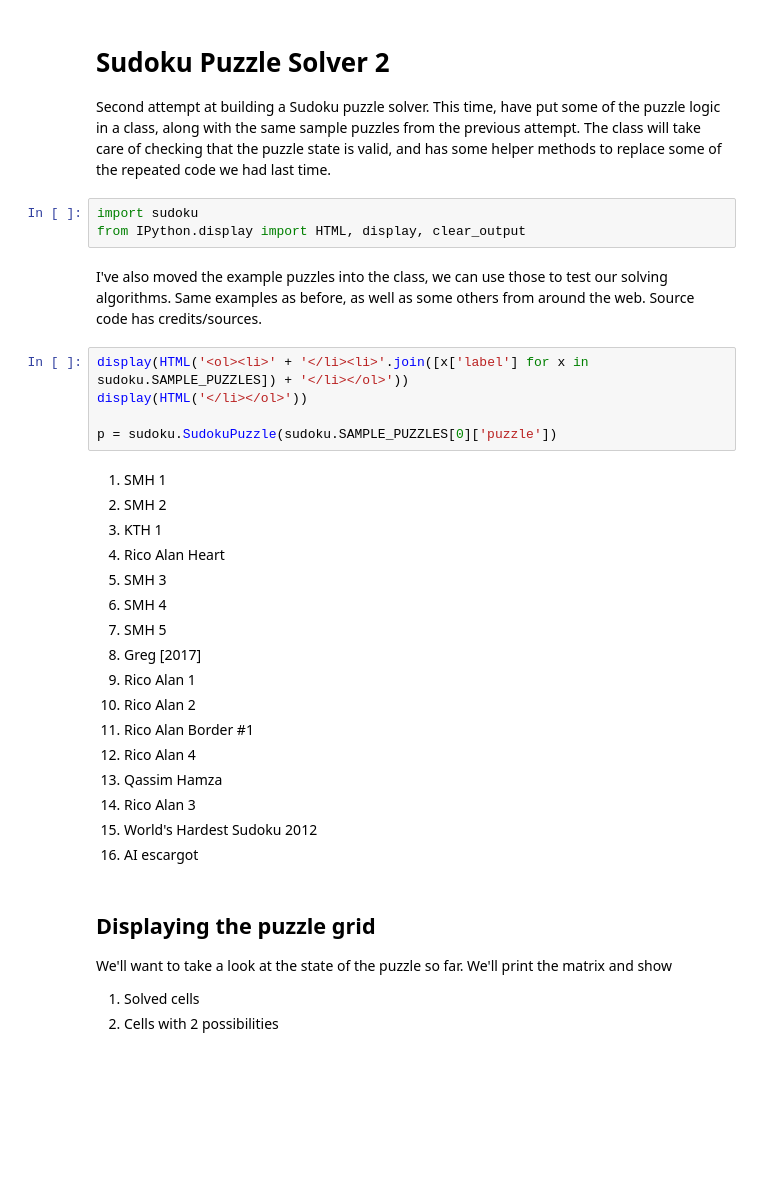
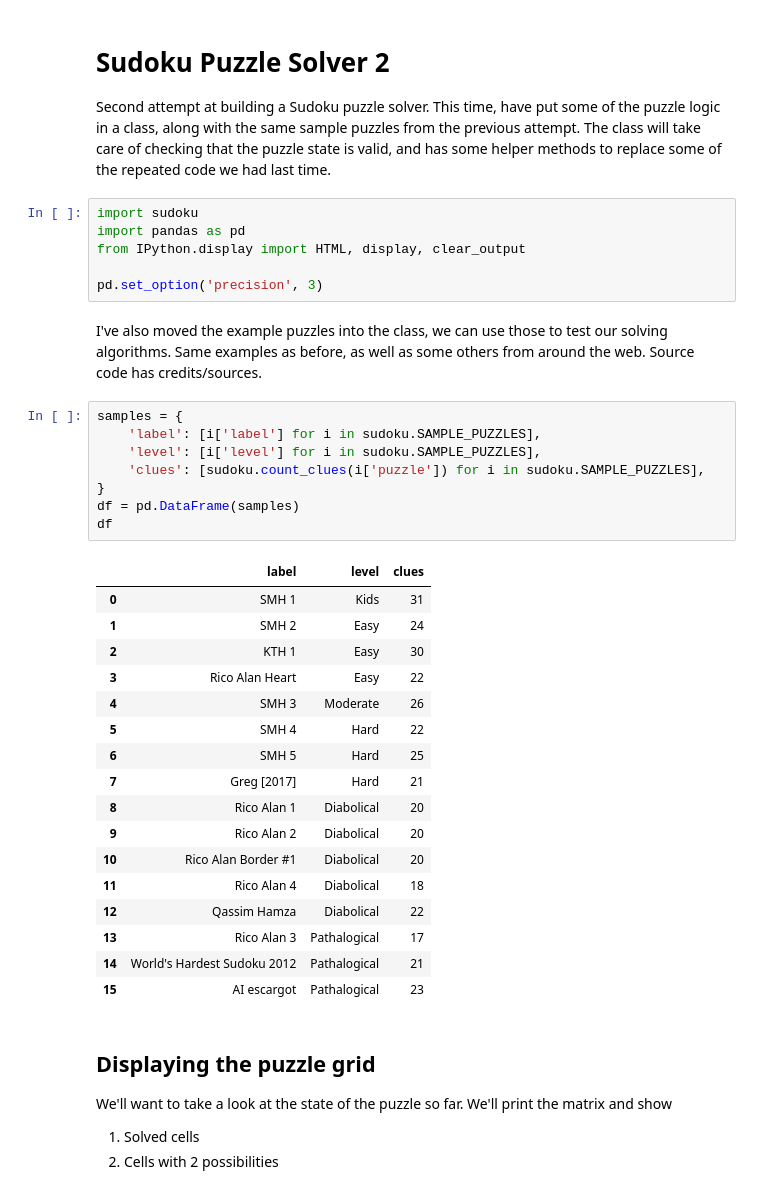
Before and after one commit to hissohathair/puzzle-solvers, a Jupyter notebook: Sudoku Solver 2.ipynb, the cells around one changed output. Cells and saved outputs as stored; diff of their text form; blank space fills up the shorter version.

```diff
--- a/Sudoku Solver 2.ipynb
+++ b/Sudoku Solver 2.ipynb
@@ -4,31 +4,38 @@
 Second attempt at building a Sudoku puzzle solver. This time, have put some of the puzzle logic in a class, along with the same sample puzzles from the previous attempt. The class will take care of checking that the puzzle state is valid, and has some helper methods to replace some of the repeated code we had last time.
 # %%
 import sudoku
+import pandas as pd
 from IPython.display import HTML, display, clear_output
+
+pd.set_option('precision', 3)
 # %% [markdown]
 I've also moved the example puzzles into the class, we can use those to test our solving algorithms. Same examples as before, as well as some others from around the web. Source code has credits/sources.
-# %%
-display(HTML('<ol><li>' + '</li><li>'.join([x['label'] for x in sudoku.SAMPLE_PUZZLES]) + '</li></ol>'))
-display(HTML('</li></ol>'))
-
-p = sudoku.SudokuPuzzle(sudoku.SAMPLE_PUZZLES[0]['puzzle'])
-# %% [output]
-SMH 1
-SMH 2
-KTH 1
-Rico Alan Heart
-SMH 3
-SMH 4
-SMH 5
-Greg [2017]
-Rico Alan 1
-Rico Alan 2
-Rico Alan Border #1
-Rico Alan 4
-Qassim Hamza
-Rico Alan 3
-World's Hardest Sudoku 2012
-AI escargot
+# %%
+samples = {
+    'label': [i['label'] for i in sudoku.SAMPLE_PUZZLES],
+    'level': [i['level'] for i in sudoku.SAMPLE_PUZZLES],
+    'clues': [sudoku.count_clues(i['puzzle']) for i in sudoku.SAMPLE_PUZZLES],
+}
+df = pd.DataFrame(samples)
+df
+# %% [output]
+|  | label | level | clues |
+| 0 | SMH 1 | Kids | 31 |
+| 1 | SMH 2 | Easy | 24 |
+| 2 | KTH 1 | Easy | 30 |
+| 3 | Rico Alan Heart | Easy | 22 |
+| 4 | SMH 3 | Moderate | 26 |
+| 5 | SMH 4 | Hard | 22 |
+| 6 | SMH 5 | Hard | 25 |
+| 7 | Greg [2017] | Hard | 21 |
+| 8 | Rico Alan 1 | Diabolical | 20 |
+| 9 | Rico Alan 2 | Diabolical | 20 |
+| 10 | Rico Alan Border #1 | Diabolical | 20 |
+| 11 | Rico Alan 4 | Diabolical | 18 |
+| 12 | Qassim Hamza | Diabolical | 22 |
+| 13 | Rico Alan 3 | Pathalogical | 17 |
+| 14 | World's Hardest Sudoku 2012 | Pathalogical | 21 |
+| 15 | AI escargot | Pathalogical | 23 |
 # %% [markdown]
 ## Displaying the puzzle grid
 
```
Also changed, not shown: parts of 29 cells of this notebook, 5 other files.
